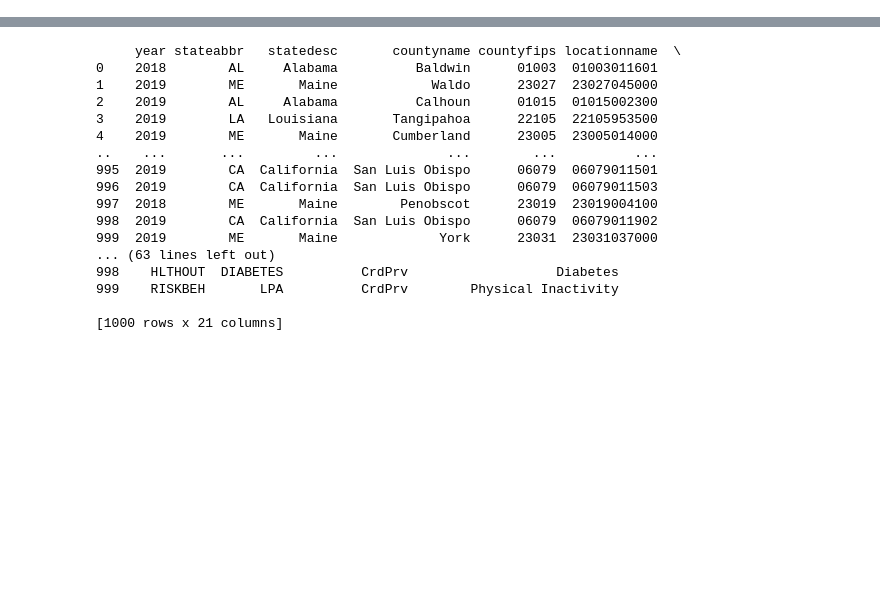
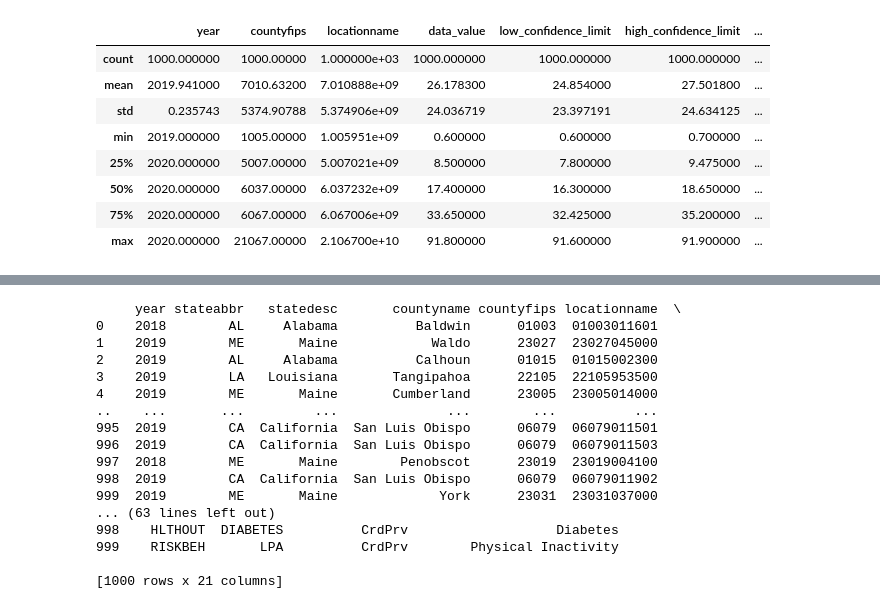
Before and after one commit to najdawi11/American-Health-and-Wellness-Dashboard, a Jupyter notebook: Application/overviewData.ipynb, the cells around one changed output, grey strips where cells are left out. Cells and saved outputs as stored; diff of their text form; code cells hidden in the pictures; blank space fills up the shorter version.

```diff
--- a/Application/data.ipynb
+++ b/Application/overviewData.ipynb
@@ -22,0 +21,2 @@ print(data.find_one())
+# %%
+d2 = pd.read_json('../Databases/2020.json')
@@ -22,0 +38,12 @@ print(data.find_one())
+# %%
+d2.describe()
+# %% [output]
+|  | year | countyfips | locationname | data_value | low_confidence_limit | high_confidence_limit | ... |
+| count | 1000.000000 | 1000.00000 | 1.000000e+03 | 1000.000000 | 1000.000000 | 1000.000000 | ... |
+| mean | 2019.941000 | 7010.63200 | 7.010888e+09 | 26.178300 | 24.854000 | 27.501800 | ... |
+| std | 0.235743 | 5374.90788 | 5.374906e+09 | 24.036719 | 23.397191 | 24.634125 | ... |
+| min | 2019.000000 | 1005.00000 | 1.005951e+09 | 0.600000 | 0.600000 | 0.700000 | ... |
+| 25% | 2020.000000 | 5007.00000 | 5.007021e+09 | 8.500000 | 7.800000 | 9.475000 | ... |
+| 50% | 2020.000000 | 6037.00000 | 6.037232e+09 | 17.400000 | 16.300000 | 18.650000 | ... |
+| 75% | 2020.000000 | 6067.00000 | 6.067006e+09 | 33.650000 | 32.425000 | 35.200000 | ... |
+| max | 2020.000000 | 21067.00000 | 2.106700e+10 | 91.800000 | 91.600000 | 91.900000 | ... |
```
Also changed, not shown: parts of 10 cells of this notebook, 9 other files.
